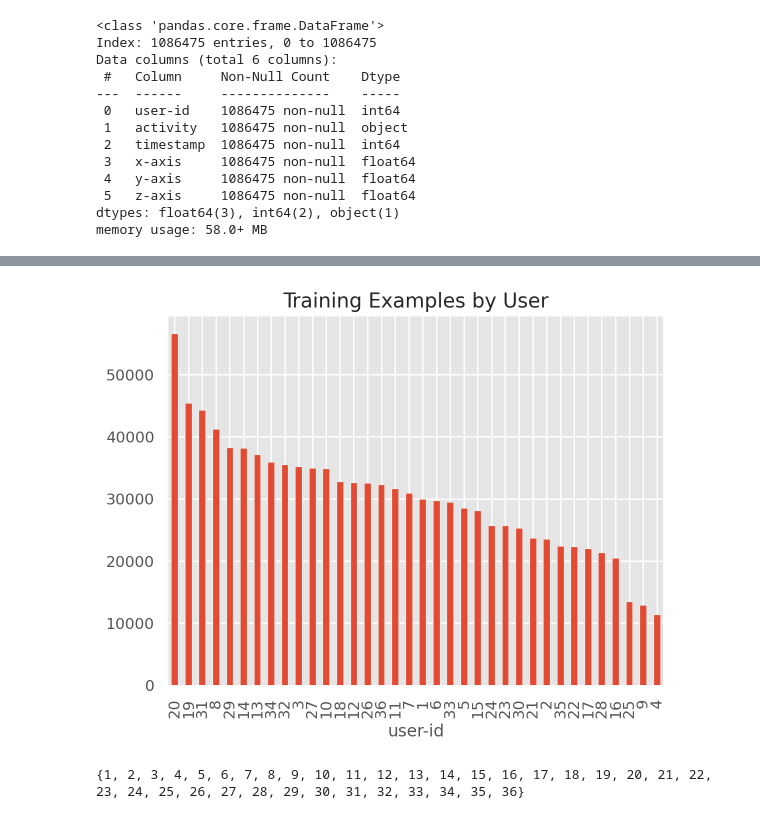
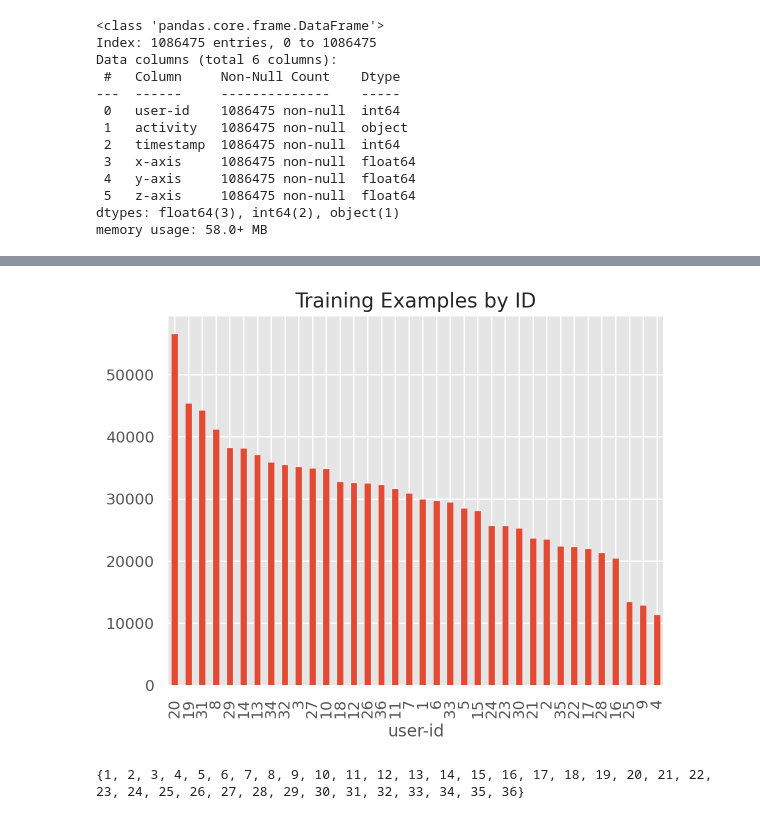
Before and after one commit to jebiio/Activity-Detection-using-IMU-sensor, a Jupyter notebook: SubakCNN_working.ipynb, the cells around one changed output, grey strips where cells are left out. Drawn from its saved outputs; the diff is of its cells as text; code cells hidden in the pictures.

```diff
--- a/SubakCNN_working.ipynb
+++ b/SubakCNN_working.ipynb
@@ -148,11 +143,10 @@ plt.show()
 # %%
-# Better understand how the recordings are spread across the different
-# users who participated in the study
+# 이 연구에 참여한 개체들 사이의 값이 어떻게 분포하는지를 더 잘 이해하기 위해
 df['user-id'].value_counts().plot(kind='bar',
-                                  title='Training Examples by User')
+                                  title='Training Examples by ID')
 plt.show()
 # %% [output]
-[figure, old version]
+[figure, new version]
 # %%
 print(set(df['user-id']))
 # %% [output]
```
Also changed, not shown: parts of 60 cells of this notebook, 1 other file.
